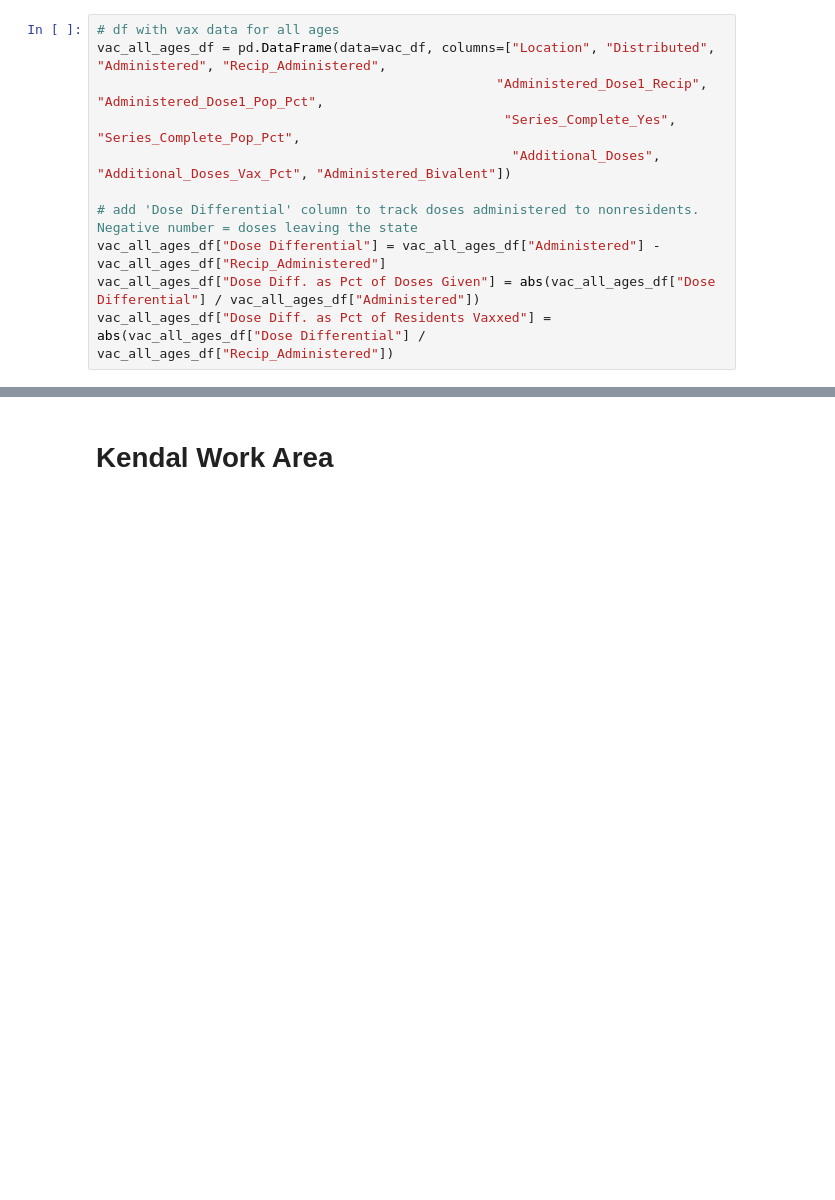
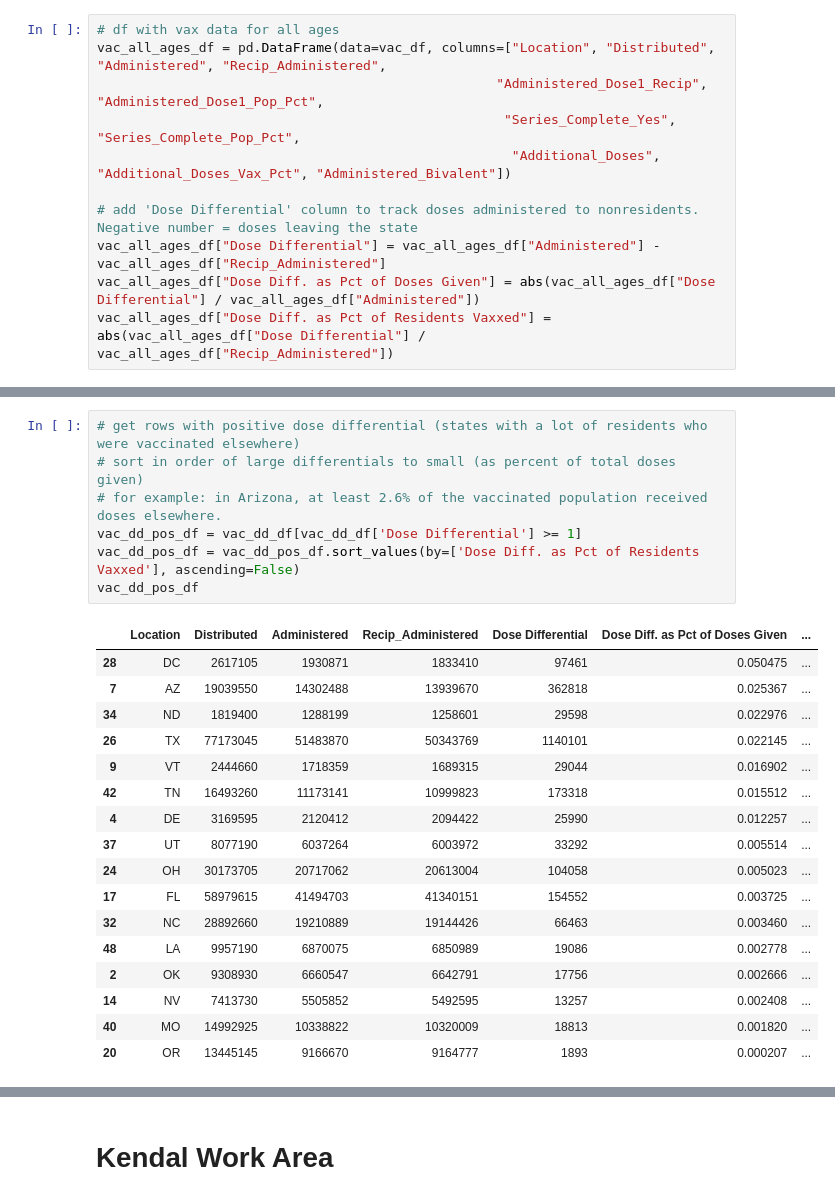
Before and after one commit to Evdawg/Project_1_Covid_Data, a Jupyter notebook: Project_1_covid.ipynb, the cells around one changed output, grey strips where cells are left out. Saved outputs shown, nothing was run; the diff lists cells and outputs as text; blank space fills up the shorter version.

```diff
--- a/Project_1_covid.ipynb
+++ b/Project_1_covid.ipynb
@@ -654 +738,26 @@ vac_dd_df
+# %%
+# get rows with positive dose differential (states with a lot of residents who were vaccinated elsewhere)
+# sort in order of large differentials to small (as percent of total doses given)
+# for example: in Arizona, at least 2.6% of the vaccinated population received doses elsewhere.
+vac_dd_pos_df = vac_dd_df[vac_dd_df['Dose Differential'] >= 1]
+vac_dd_pos_df = vac_dd_pos_df.sort_values(by=['Dose Diff. as Pct of Residents Vaxxed'], ascending=False)
+vac_dd_pos_df
+# %% [output]
+|  | Location | Distributed | Administered | Recip_Administered | Dose Differential | Dose Diff. as Pct of Doses Given | ... |
+| 28 | DC | 2617105 | 1930871 | 1833410 | 97461 | 0.050475 | ... |
+| 7 | AZ | 19039550 | 14302488 | 13939670 | 362818 | 0.025367 | ... |
+| 34 | ND | 1819400 | 1288199 | 1258601 | 29598 | 0.022976 | ... |
+| 26 | TX | 77173045 | 51483870 | 50343769 | 1140101 | 0.022145 | ... |
+| 9 | VT | 2444660 | 1718359 | 1689315 | 29044 | 0.016902 | ... |
+| 42 | TN | 16493260 | 11173141 | 10999823 | 173318 | 0.015512 | ... |
+| 4 | DE | 3169595 | 2120412 | 2094422 | 25990 | 0.012257 | ... |
+| 37 | UT | 8077190 | 6037264 | 6003972 | 33292 | 0.005514 | ... |
+| 24 | OH | 30173705 | 20717062 | 20613004 | 104058 | 0.005023 | ... |
+| 17 | FL | 58979615 | 41494703 | 41340151 | 154552 | 0.003725 | ... |
+| 32 | NC | 28892660 | 19210889 | 19144426 | 66463 | 0.003460 | ... |
+| 48 | LA | 9957190 | 6870075 | 6850989 | 19086 | 0.002778 | ... |
+| 2 | OK | 9308930 | 6660547 | 6642791 | 17756 | 0.002666 | ... |
+| 14 | NV | 7413730 | 5505852 | 5492595 | 13257 | 0.002408 | ... |
+| 40 | MO | 14992925 | 10338822 | 10320009 | 18813 | 0.001820 | ... |
+| 20 | OR | 13445145 | 9166670 | 9164777 | 1893 | 0.000207 | ... |
 # %%
```
Also changed, not shown: parts of 19 cells of this notebook.
